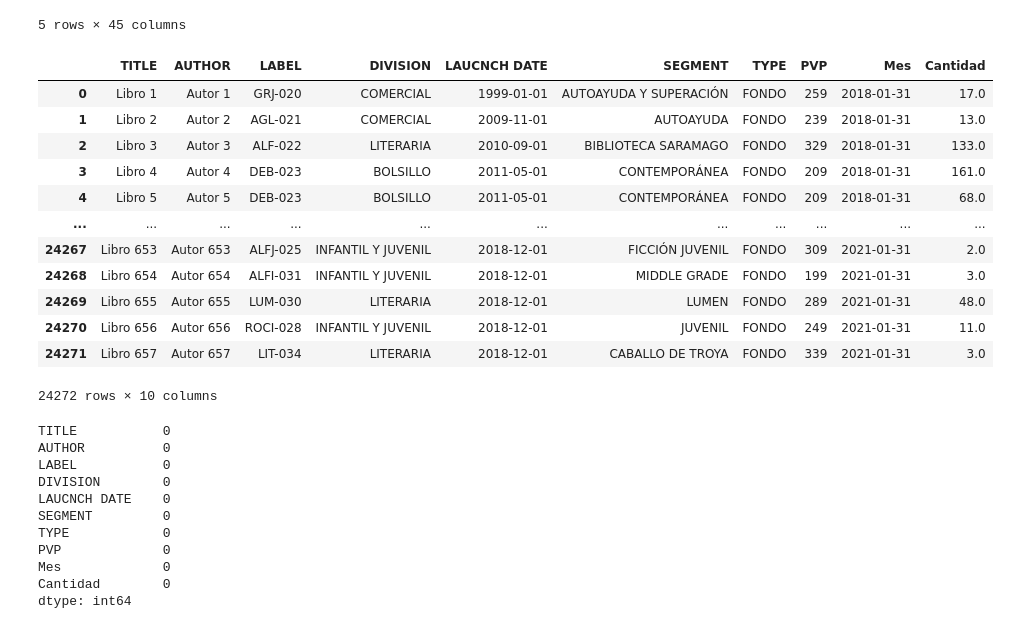
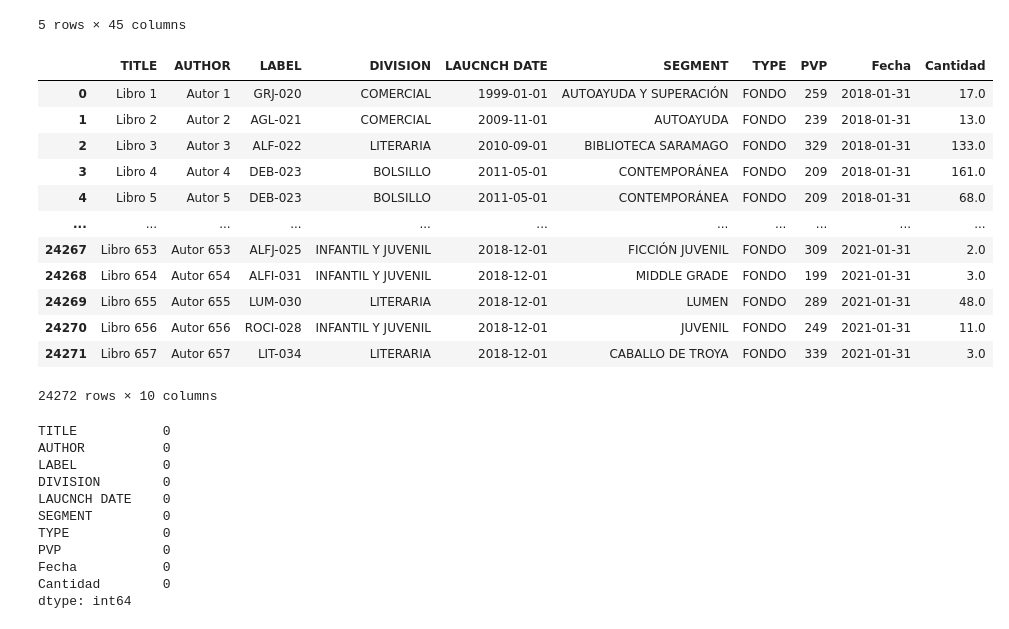
Before and after one commit to hghernandez/MachineLearning, a Jupyter notebook: python/ForecastPenguin/Forecast Penguim Random House.ipynb, the cells around one changed output. Saved outputs shown, nothing was run; the diff lists cells and outputs as text; code cells hidden in the pictures.

```diff
--- a/python/ForecastPenguin/Forecast Penguim Random House.ipynb
+++ b/python/ForecastPenguin/Forecast Penguim Random House.ipynb
@@ -56,11 +56,11 @@ df.head()
 # %%
 #hago un melt con el data frame
 
-df = df.melt(id_vars= columnas, var_name= "Mes",value_name= "Cantidad")
+df = df.melt(id_vars= columnas, var_name= "Fecha",value_name= "Cantidad")
 
 df
 # %% [output]
-|  | TITLE | AUTHOR | LABEL | DIVISION | LAUCNCH DATE | SEGMENT | TYPE | PVP | Mes | Cantidad |
+|  | TITLE | AUTHOR | LABEL | DIVISION | LAUCNCH DATE | SEGMENT | TYPE | PVP | Fecha | Cantidad |
 | 0 | Libro 1 | Autor 1 | GRJ-020 | COMERCIAL | 1999-01-01 | AUTOAYUDA Y SUPERACIÓN | FONDO | 259 | 2018-01-31 | 17.0 |
 | 1 | Libro 2 | Autor 2 | AGL-021 | COMERCIAL | 2009-11-01 | AUTOAYUDA | FONDO | 239 | 2018-01-31 | 13.0 |
 | 2 | Libro 3 | Autor 3 | ALF-022 | LITERARIA | 2010-09-01 | BIBLIOTECA SARAMAGO | FONDO | 329 | 2018-01-31 | 133.0 |
@@ -74,9 +74,7 @@ df
 | 24271 | Libro 657 | Autor 657 | LIT-034 | LITERARIA | 2018-12-01 | CABALLO DE TROYA | FONDO | 339 | 2021-01-31 | 3.0 |
 24272 rows × 10 columns
 # %%
-df['Mes'] = pd.to_datetime(df['Mes'])
-
-
+df['Fecha'] = pd.to_datetime(df['Fecha'])
 
 df['Cantidad'] = df['Cantidad'].fillna(0)
 
@@ -90,6 +88,6 @@ LAUCNCH DATE    0
 SEGMENT         0
 TYPE            0
 PVP             0
-Mes             0
+Fecha           0
 Cantidad        0
 dtype: int64
```
Also changed, not shown: parts of 3 cells of this notebook.
